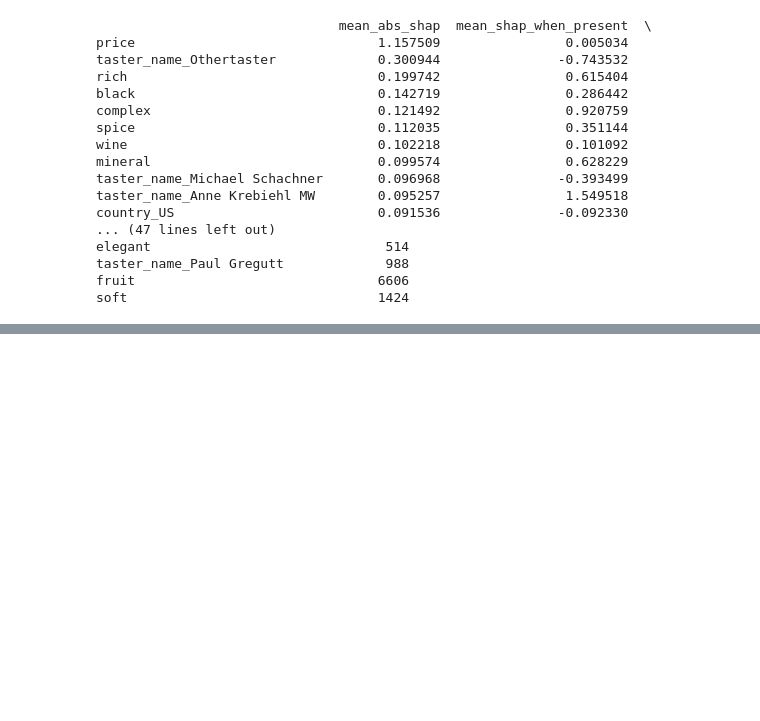
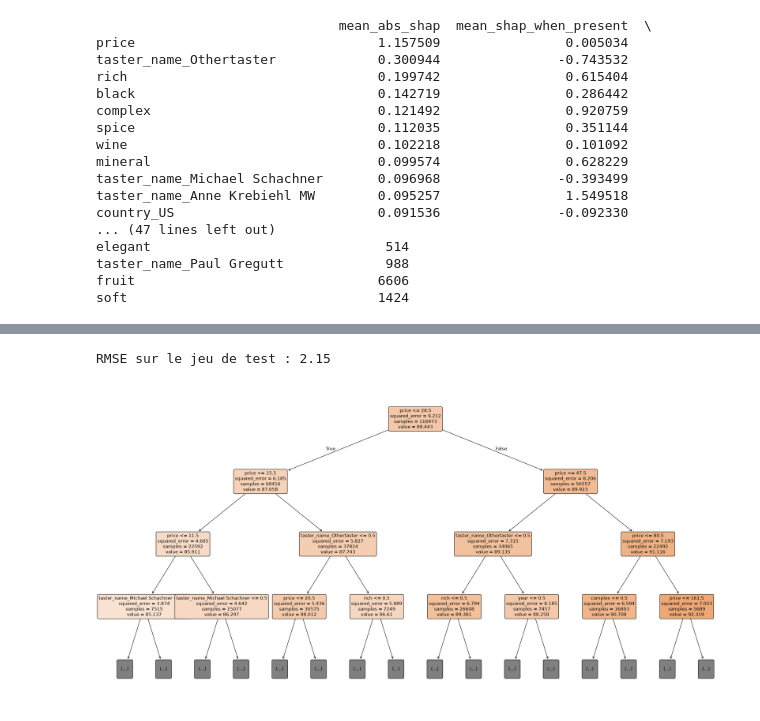
Before and after one commit to Alexso1010/Wine-Cloud, a Jupyter notebook: vin.ipynb, the cells around one changed output, grey strips where cells are left out. Saved outputs shown, nothing was run; the diff lists cells and outputs as text; code cells hidden in the pictures; blank space fills up the shorter version.

```diff
--- a/vin.ipynb
+++ b/vin.ipynb
@@ -519,0 +539,17 @@ soft                                1424
+# %%
+df = pd.read_csv("data/wine_cleaned_with_desc.csv")
+mots_kept = df.columns[6:]
+X = np.concatenate([df.values[:,0].reshape(-1,1), df.values[:,3:6]], axis=1)
+X_prix=df.values[:,2].reshape(-1,1)
+X_desc=df.values[:,6:]
+Y=df.values[:,1].reshape(-1,1)
+# %%
+from sklearn.preprocessing import OneHotEncoder
+
+enc = OneHotEncoder(handle_unknown='ignore', sparse_output=False)
+
+
+X = enc.fit_transform(X)
+X = np.concatenate([X, X_prix, X_desc], axis=1)
+print("Catégories trouvées, colonne par colonne: \n", enc.categories_)
+print("Echantillon transformé: \n", X[0,:], Y[0])
@@ -519,0 +574,38 @@ soft                                1424
+# %%
+Xtrain, Xtest, Ytrain, Ytest = sklearn.model_selection.train_test_split(X, Y, test_size=0.1, random_state=42)
+# %%
+from sklearn.metrics import mean_squared_error
+
+cat_cols = [df.columns[0]] + df.columns[3:6].tolist()
+feature_names = (
+    enc.get_feature_names_out(cat_cols).tolist()
+    + [df.columns[2]]
+    + mots_kept.tolist()
+)
+
+arbre = sklearn.tree.DecisionTreeRegressor(
+    max_depth=20,
+    min_samples_leaf=20,
+    random_state=42
+)
+arbre.fit(Xtrain, Ytrain)
+
+y_pred_arbre = arbre.predict(Xtest.astype(float))
+rmse_arbre = np.sqrt(mean_squared_error(Ytest.ravel().astype(float), y_pred_arbre))
+print(f"RMSE sur le jeu de test : {rmse_arbre:.2f}")
+
+plt.figure(figsize=(24, 12))
+sklearn.tree.plot_tree(
+    arbre,
+    feature_names=feature_names,
+    filled=True,
+    rounded=True,
+    max_depth=3,
+    fontsize=12
+)
+plt.savefig("arbre_decision.png", dpi=300, bbox_inches='tight')
+plt.tight_layout()
+# plt.show()
+# %% [output]
+RMSE sur le jeu de test : 2.15
+[figure, added]
```
Also changed, not shown: parts of 20 cells of this notebook, 1 other file.
